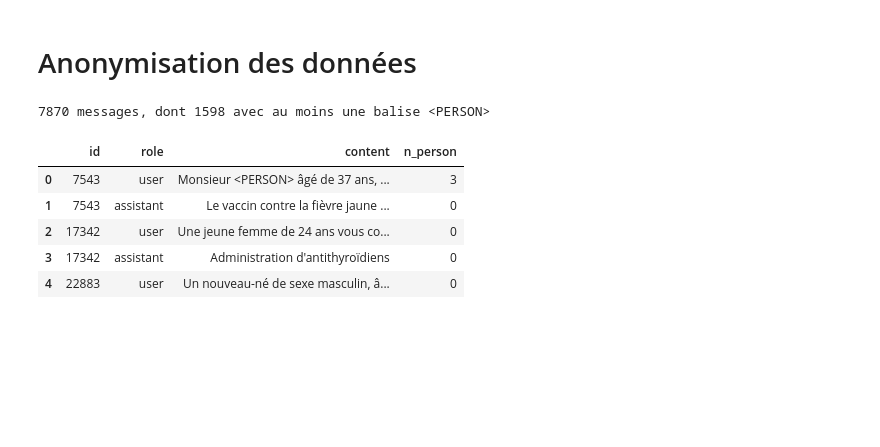
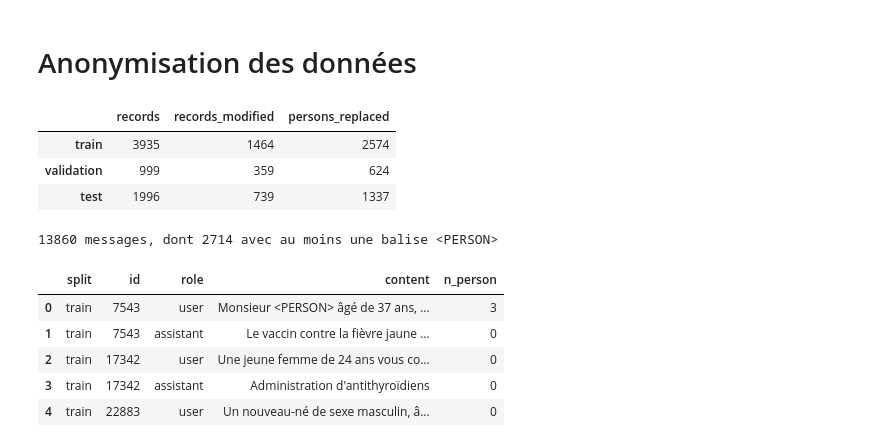
Before and after one commit to ObiYohan/AI_agent_for_medical_triage, a Jupyter notebook: notebook/data_prep_MediQAl.ipynb, the cells around one changed output. Cells and saved outputs as stored; diff of their text form; code cells hidden in the pictures; blank space fills up the shorter version.

```diff
--- a/notebook/data_prep_MediQAl.ipynb
+++ b/notebook/data_prep_MediQAl.ipynb
@@ -62,7 +73,9 @@ Length: 33, dtype: str
 # reasoning_df = df[df["question_type"] == "Reasoning"]
 # print(f"Number of rows in reasoning_df: {reasoning_df.shape[0]}")
 
-# Keep only the rows where "clinical_case" and "question" are not null in df
-df = df.dropna(subset=["clinical_case", "question"])
-print(f"Number of rows in reasoning_df after dropping null values: {df.shape[0]}")
+# Keep only the rows where "clinical_case" and "question" are not null, in each split
+splits = {"train": df_train, "validation": df_validation, "test": df_test}
+for name, df in splits.items():
+    splits[name] = df.dropna(subset=["clinical_case", "question"])
+    print(f"{name}: {len(df)} rows, {len(splits[name])} after dropping null values")
 # %% [output]
@@ -93,13 +108,16 @@ def to_messages(row) -> list[dict]:
     ]
 
 
-df["messages"] = df.apply(to_messages, axis=1)
+# Un fichier JSONL par split : ../data/sft_mediqal_mcqu_{train,validation,test}.jsonl
+sft_ds = DatasetDict()
+for name, df in splits.items():
+    df = df.assign(messages=df.apply(to_messages, axis=1))
+    sft_ds[name] = Dataset.from_pandas(
+        df[["id", "medical_subject", "question_type", "messages"]], preserve_index=False
+    )
+    sft_ds[name].to_json(f"../data/sft_mediqal_mcqu_{name}.jsonl", force_ascii=False)
 
-sft_ds = Dataset.from_pandas(
-    df[["id", "medical_subject", "question_type", "messages"]], preserve_index=False
-)
-sft_ds.to_json("../data/sft_mediqal_mcqu.jsonl", force_ascii=False)
-sft_ds[0]["messages"]
+sft_ds["train"][0]["messages"]
 # %% [output]
 [{'role': 'system',
   'content': 'Tu es un assistant médical expert. Réponds de façon précise et concise.'},
@@ -117,29 +145,40 @@ Dataset({
 # %% [markdown]
 # Anonymisation des données
 # %%
-report = run("../data/sft_mediqal_mcqu.jsonl", lang="fr", output_dir="../data/anonymized")
+# Anonymisation de chaque split : ../data/anonymized/sft_mediqal_mcqu_{split}.anonymized.jsonl
+reports = {
+    name: run(f"../data/sft_mediqal_mcqu_{name}.jsonl", lang="fr", output_dir="../data/anonymized")
+    for name in sft_ds
+}
+pd.DataFrame(reports).T[["records", "records_modified", "persons_replaced"]]
+# %% [output]
+|  | records | records_modified | persons_replaced |
+| train | 3935 | 1464 | 2574 |
+| validation | 999 | 359 | 624 |
+| test | 1996 | 739 | 1337 |
 # %%
-# DataFrame des champs "content" du jsonl anonymisé : une ligne par message (hors system)
+# DataFrame des champs "content" des jsonl anonymisés : une ligne par message (hors system)
 rows = []
-with open("../data/anonymized/sft_mediqal_mcqu.anonymized.jsonl", encoding="utf-8") as f:
-    for line in f:
-        record = json.loads(line)
-        for message in record["messages"]:
-            if message["role"] != "system":
-                rows.append({"id": record["id"], "role": message["role"], "content": message["content"]})
+for name in sft_ds:
+    with open(f"../data/anonymized/sft_mediqal_mcqu_{name}.anonymized.jsonl", encoding="utf-8") as f:
+        for line in f:
+            record = json.loads(line)
+            for message in record["messages"]:
+                if message["role"] != "system":
+                    rows.append({"split": name, "id": record["id"], "role": message["role"], "content": message["content"]})
 
 contents_df = pd.DataFrame(rows)
 contents_df["n_person"] = contents_df["content"].str.count("<PERSON>")
 print(f"{len(contents_df)} messages, dont {(contents_df['n_person'] > 0).sum()} avec au moins une balise <PERSON>")
 contents_df.head()
 # %% [output]
-7870 messages, dont 1598 avec au moins une balise <PERSON>
+13860 messages, dont 2714 avec au moins une balise <PERSON>
-|  | id | role | content | n_person |
-| 0 | 7543 | user | Monsieur <PERSON> âgé de 37 ans, ... | 3 |
-| 1 | 7543 | assistant | Le vaccin contre la fièvre jaune ... | 0 |
-| 2 | 17342 | user | Une jeune femme de 24 ans vous co... | 0 |
-| 3 | 17342 | assistant | Administration d'antithyroïdiens | 0 |
-| 4 | 22883 | user | Un nouveau-né de sexe masculin, â... | 0 |
+|  | split | id | role | content | n_person |
+| 0 | train | 7543 | user | Monsieur <PERSON> âgé de 37 ans, ... | 3 |
+| 1 | train | 7543 | assistant | Le vaccin contre la fièvre jaune ... | 0 |
+| 2 | train | 17342 | user | Une jeune femme de 24 ans vous co... | 0 |
+| 3 | train | 17342 | assistant | Administration d'antithyroïdiens | 0 |
+| 4 | train | 22883 | user | Un nouveau-né de sexe masculin, â... | 0 |
 # %%
 import re
 
```
Also changed, not shown: parts of 9 cells of this notebook, 6 other files.
